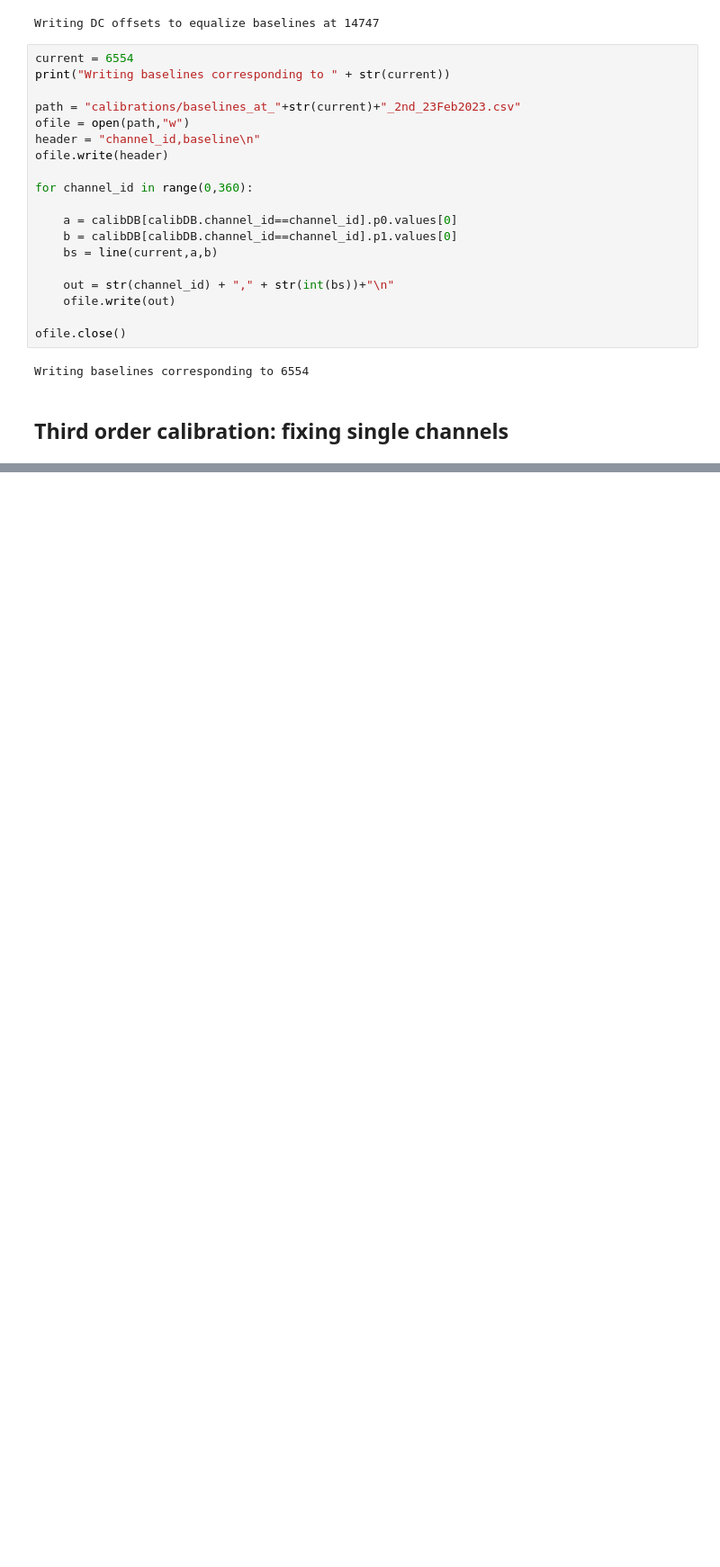
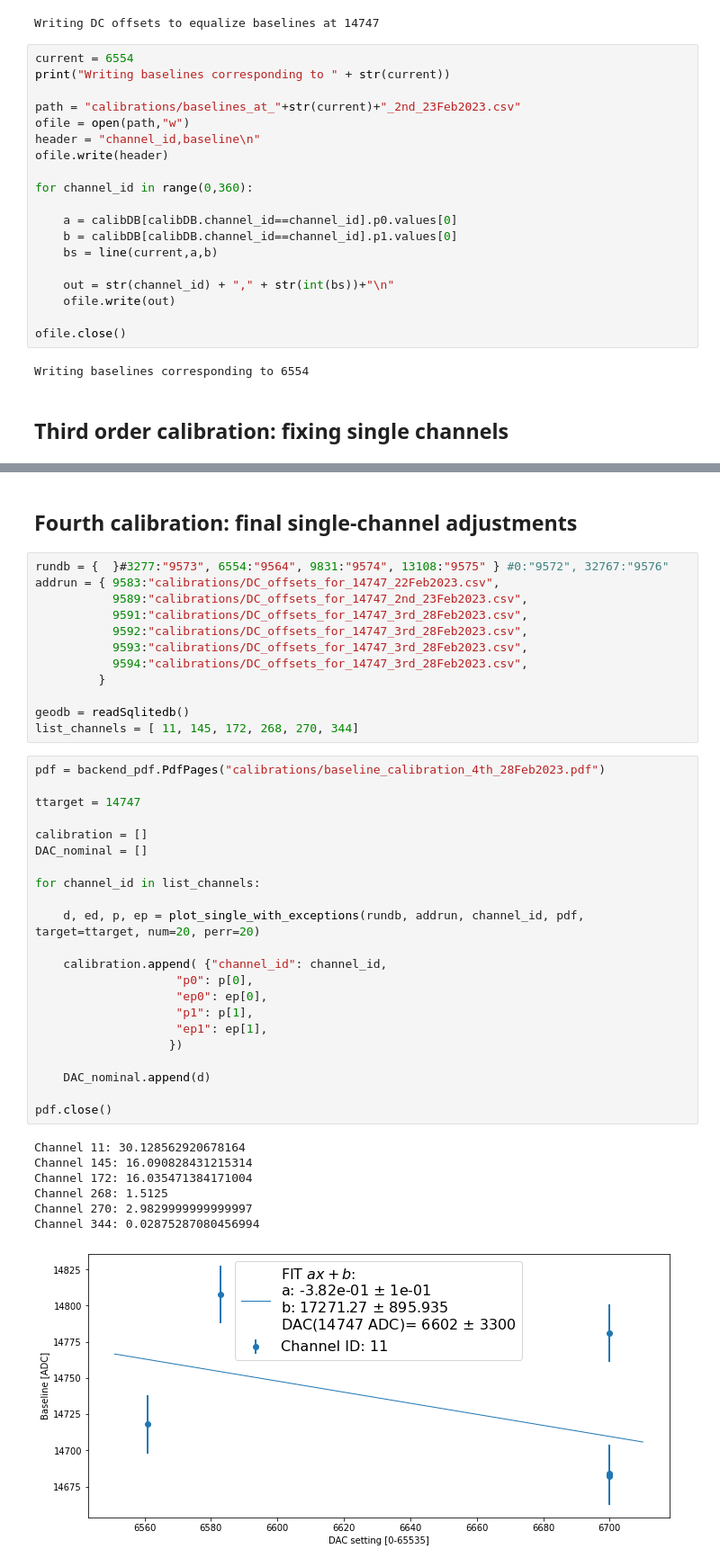
Before and after one commit to mvicenzi/pmt-baselines, a Jupyter notebook: python/calibrate_baselines.ipynb, the cells around one changed output, grey strips where cells are left out. Shown at 90% size. Saved outputs shown, nothing was run; the diff lists cells and outputs as text; blank space fills up the shorter version.

```diff
--- a/python/calibrate_baselines.ipynb
+++ b/python/calibrate_baselines.ipynb
@@ -629,0 +834,44 @@ Writing baselines corresponding to 6554
+# %% [markdown]
+## Fourth calibration: final single-channel adjustments
+# %%
+rundb = {  }#3277:"9573", 6554:"9564", 9831:"9574", 13108:"9575" } #0:"9572", 32767:"9576"
+addrun = { 9583:"calibrations/DC_offsets_for_14747_22Feb2023.csv",
+           9589:"calibrations/DC_offsets_for_14747_2nd_23Feb2023.csv",
+           9591:"calibrations/DC_offsets_for_14747_3rd_28Feb2023.csv",
+           9592:"calibrations/DC_offsets_for_14747_3rd_28Feb2023.csv",
+           9593:"calibrations/DC_offsets_for_14747_3rd_28Feb2023.csv",
+           9594:"calibrations/DC_offsets_for_14747_3rd_28Feb2023.csv",
+         }
+
+geodb = readSqlitedb()
+list_channels = [ 11, 145, 172, 268, 270, 344]
+# %%
+pdf = backend_pdf.PdfPages("calibrations/baseline_calibration_4th_28Feb2023.pdf")
+
+ttarget = 14747
+
+calibration = []
+DAC_nominal = []
+
+for channel_id in list_channels:
+
+    d, ed, p, ep = plot_single_with_exceptions(rundb, addrun, channel_id, pdf, target=ttarget, num=20, perr=20)
+
+    calibration.append( {"channel_id": channel_id,
+                    "p0": p[0],
+                    "ep0": ep[0],
+                    "p1": p[1],
+                    "ep1": ep[1],
+                   })
+
+    DAC_nominal.append(d)
+
+pdf.close()
+# %% [output]
+Channel 11: 30.128562920678164
+Channel 145: 16.090828431215314
+Channel 172: 16.035471384171004
+Channel 268: 1.5125
+Channel 270: 2.9829999999999997
+Channel 344: 0.02875287080456994
+[figure, added]
```
Also changed, not shown: parts of 21 cells of this notebook, 4 other files.
